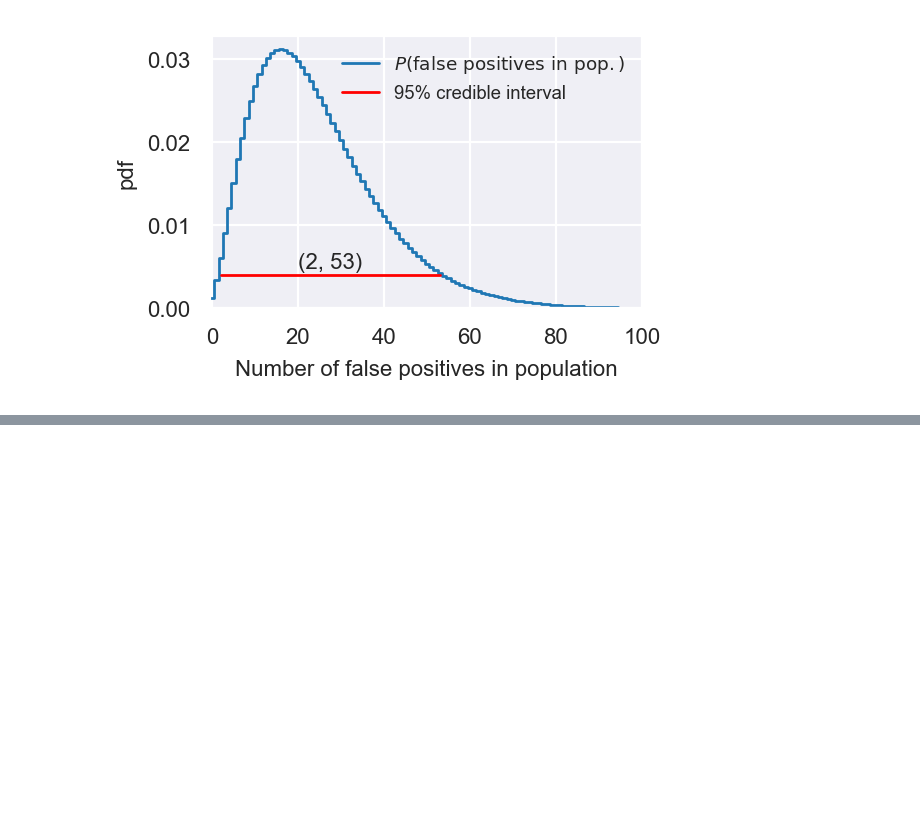
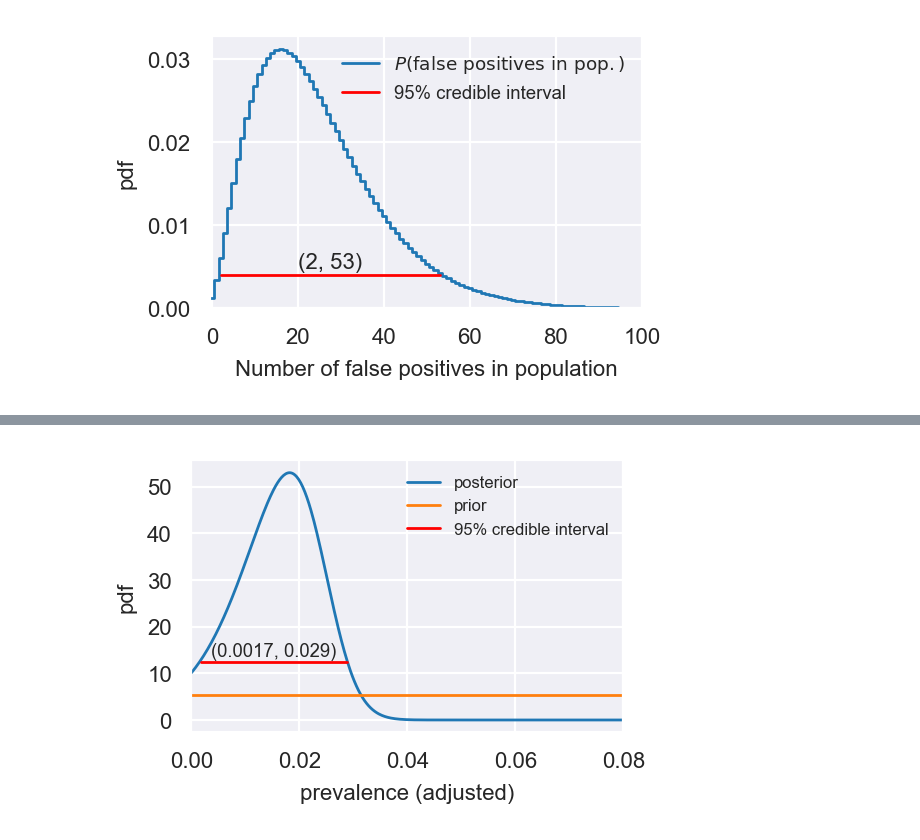
Before and after one commit to emarti/bendavid-seroprevalence-reanalysis, a Jupyter notebook: seroprevalence_expected_false_positives.ipynb, the cells around one changed output, grey strips where cells are left out. Saved outputs shown, nothing was run; the diff lists cells and outputs as text; code cells hidden in the pictures; blank space fills up the shorter version.

```diff
--- a/seroprevalence_expected_false_positives.ipynb
+++ b/seroprevalence_expected_false_positives.ipynb
@@ -328,0 +343,22 @@ print(upper_CI_false_positives_population)
+# %%
+
+plt.plot(prevalence*adjustment_factor, posterior_prevalence/adjustment_factor, label='posterior')
+plt.plot(prevalence*adjustment_factor, prior_prevalence/adjustment_factor, label='prior')
+plt.plot([lower_CI_prevalence*adjustment_factor, upper_CI_prevalence*adjustment_factor],
+         [posterior_prevalence_cutoff/adjustment_factor, posterior_prevalence_cutoff/adjustment_factor],
+         'r-',
+         label='95% credible interval')
+plt.text(0.5*(lower_CI_prevalence+upper_CI_prevalence)*adjustment_factor,
+         posterior_prevalence_cutoff*1.1/adjustment_factor,
+         '({:0.4f}, {:0.3f})'.format(lower_CI_prevalence*adjustment_factor, upper_CI_prevalence*adjustment_factor),
+         horizontalalignment='center',
+         fontsize='small')
+plt.legend(frameon=False, fontsize=6)
+plt.xticks(np.arange(0, 0.1, 0.02))
+plt.xlabel('prevalence (adjusted)')
+plt.ylabel('pdf')
+plt.xlim(0, 0.08)
+
+plt.savefig('distribution_prevalence_adjusted.png')
+# %% [output]
+[figure, added]
```
Also changed, not shown: parts of 20 cells of this notebook, 2 other files.
